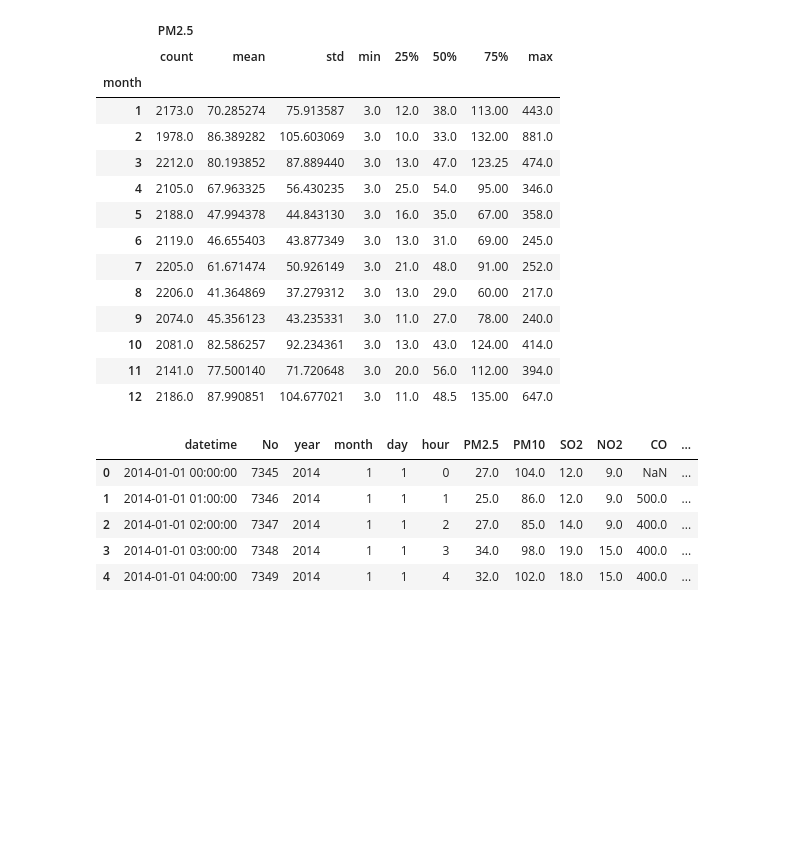
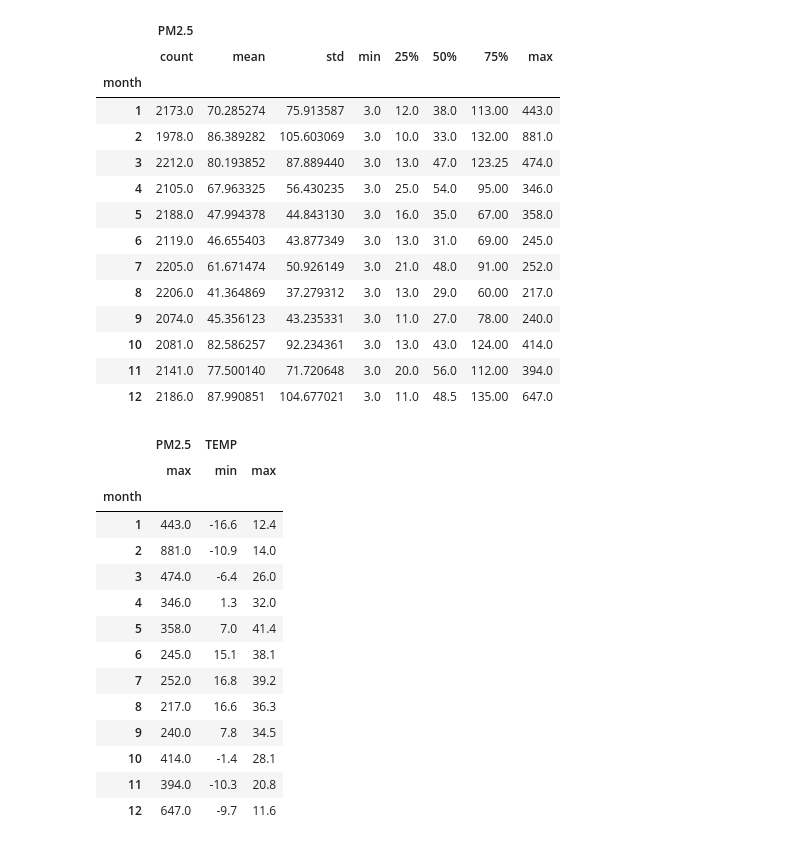
Before and after one commit to FahimS45/ML_projects_under_development, a Jupyter notebook: Anomaly Detection on Time Series Analysis/Time Series EDA.ipynb, the cells around one changed output. Saved outputs shown, nothing was run; the diff lists cells and outputs as text; code cells hidden in the pictures; blank space fills up the shorter version.

```diff
--- a/Anomaly Detection on Time Series Analysis/Time Series EDA.ipynb
+++ b/Anomaly Detection on Time Series Analysis/Time Series EDA.ipynb
@@ -234,12 +234,24 @@ df_AIQ_2014_2015_month
 | 10 | 2081.0 | 82.586257 | 92.234361 | 3.0 | 13.0 | 43.0 | 124.00 | 414.0 |
 | 11 | 2141.0 | 77.500140 | 71.720648 | 3.0 | 20.0 | 56.0 | 112.00 | 394.0 |
 | 12 | 2186.0 | 87.990851 | 104.677021 | 3.0 | 11.0 | 48.5 | 135.00 | 647.0 |
-# %%
-df_AIQ_2014.head()
-# %% [output]
-|  | datetime | No | year | month | day | hour | PM2.5 | PM10 | SO2 | NO2 | CO | ... |
-| 0 | 2014-01-01 00:00:00 | 7345 | 2014 | 1 | 1 | 0 | 27.0 | 104.0 | 12.0 | 9.0 | NaN | ... |
-| 1 | 2014-01-01 01:00:00 | 7346 | 2014 | 1 | 1 | 1 | 25.0 | 86.0 | 12.0 | 9.0 | 500.0 | ... |
-| 2 | 2014-01-01 02:00:00 | 7347 | 2014 | 1 | 1 | 2 | 27.0 | 85.0 | 14.0 | 9.0 | 400.0 | ... |
-| 3 | 2014-01-01 03:00:00 | 7348 | 2014 | 1 | 1 | 3 | 34.0 | 98.0 | 19.0 | 15.0 | 400.0 | ... |
-| 4 | 2014-01-01 04:00:00 | 7349 | 2014 | 1 | 1 | 4 | 32.0 | 102.0 | 18.0 | 15.0 | 400.0 | ... |
+# %%
+df_AIQ_2014_2015_month_mul = df_AIQ_with_index.loc['2014':'2016'][['month', 'PM2.5', 'TEMP']].groupby('month').agg({
+    'PM2.5':['max'], 'TEMP':['min', 'max']
+})
+df_AIQ_2014_2015_month_mul
+# %% [output]
+|  | PM2.5 | TEMP |  |
+|  | max | min | max |
+| month |  |  |  |
+| 1 | 443.0 | -16.6 | 12.4 |
+| 2 | 881.0 | -10.9 | 14.0 |
+| 3 | 474.0 | -6.4 | 26.0 |
+| 4 | 346.0 | 1.3 | 32.0 |
+| 5 | 358.0 | 7.0 | 41.4 |
+| 6 | 245.0 | 15.1 | 38.1 |
+| 7 | 252.0 | 16.8 | 39.2 |
+| 8 | 217.0 | 16.6 | 36.3 |
+| 9 | 240.0 | 7.8 | 34.5 |
+| 10 | 414.0 | -1.4 | 28.1 |
+| 11 | 394.0 | -10.3 | 20.8 |
+| 12 | 647.0 | -9.7 | 11.6 |
```
Also changed, not shown: parts of 4 cells of this notebook.
